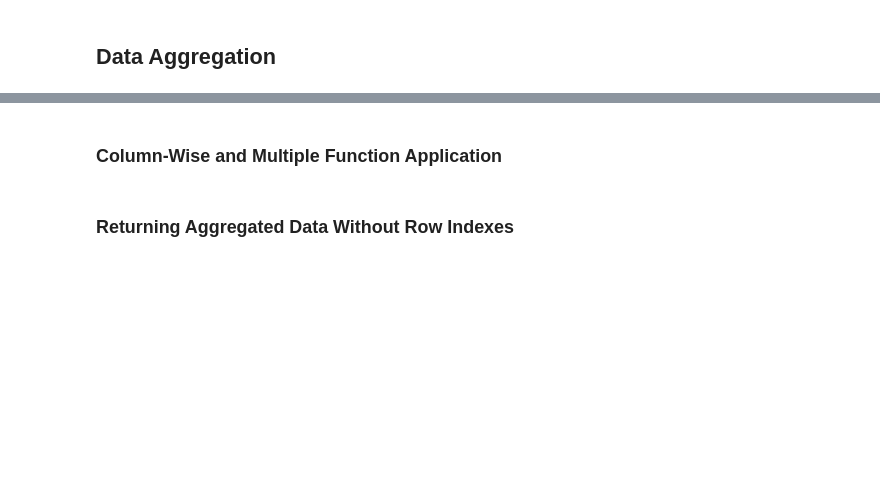
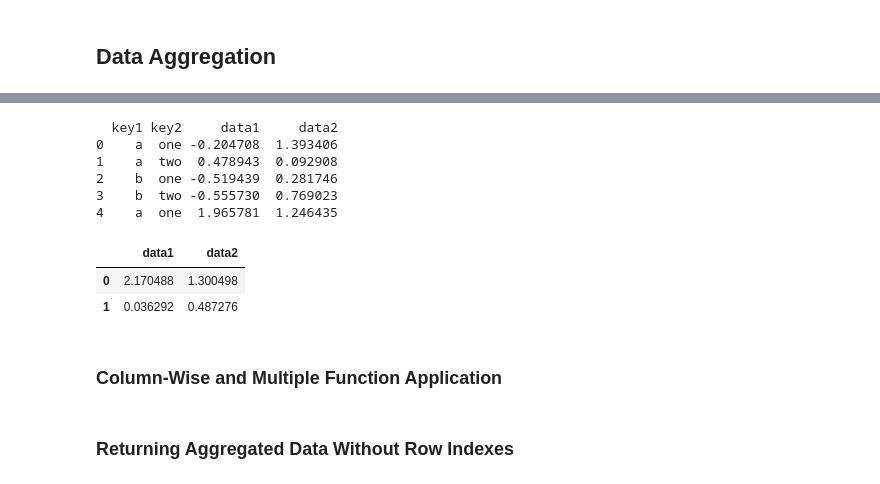
Before and after one commit to chan-prk/pydata-book, a Jupyter notebook: ch10.ipynb, the cells around one changed output, grey strips where cells are left out. Drawn from its saved outputs; the diff is of its cells as text; code cells hidden in the pictures; blank space fills up the shorter version.

```diff
--- a/ch10.ipynb
+++ b/ch10.ipynb
@@ -321,3 +462,22 @@ grouped.agg(peak_to_peak)
+# %%
+#crosscheck
+print(df, '\n')
+# for key1=='a'
+df_a = df.loc[[0, 1, 4], ['data1', 'data2']].apply(peak_to_peak)
+# for key1=='b'
+df_b = df.loc[[2, 3], ['data1', 'data2']].apply(peak_to_peak)
+
+pd.DataFrame([df_a, df_b])
+# %% [output]
+  key1 key2     data1     data2
+0    a  one -0.204708  1.393406
+1    a  two  0.478943  0.092908
+2    b  one -0.519439  0.281746
+3    b  two -0.555730  0.769023
+4    a  one  1.965781  1.246435
+|  | data1 | data2 |
+| 0 | 2.170488 | 1.300498 |
+| 1 | 0.036292 | 0.487276 |
 # %%
 grouped.describe()
 # %% [markdown]
```
Also changed, not shown: parts of 19 cells of this notebook, 2 other files.
